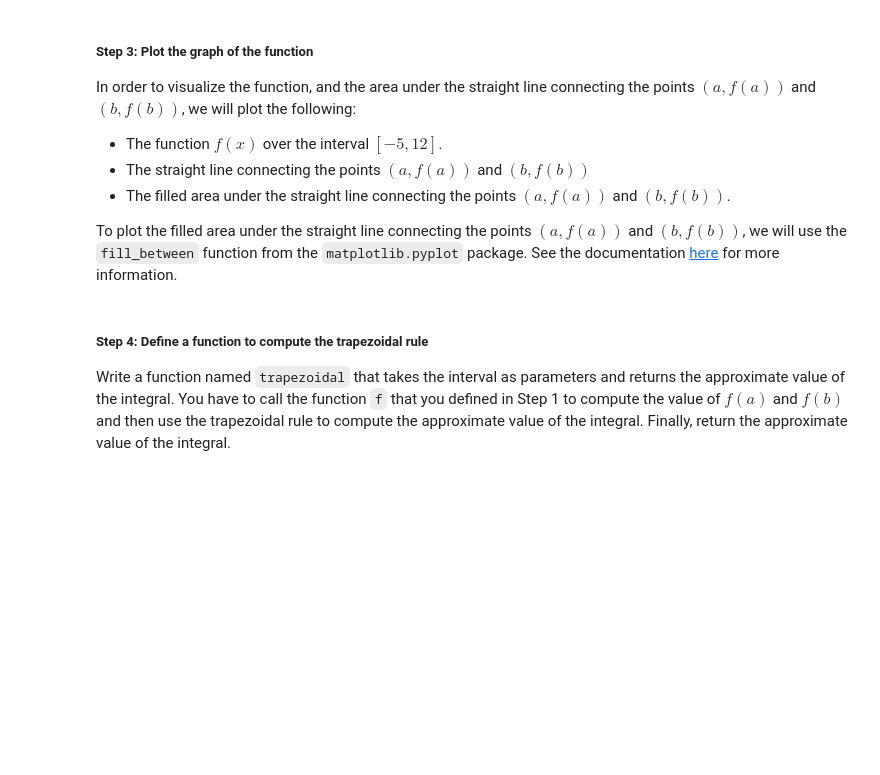
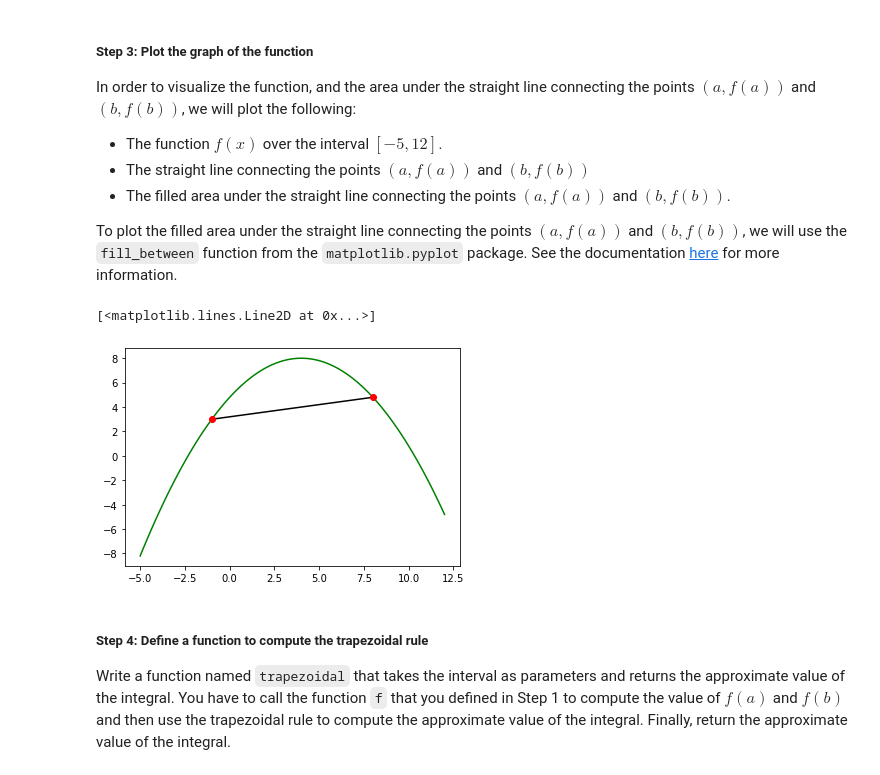
Before and after one commit to ashfaqfardin/Numerical-Method-Assignments, a Jupyter notebook: Lab_4_Numerical_Integration.ipynb, the cells around one changed output. Saved outputs shown, nothing was run; the diff lists cells and outputs as text; code cells hidden in the pictures; blank space fills up the shorter version.

```diff
--- a/Lab_4_Numerical_Integration.ipynb
+++ b/Lab_4_Numerical_Integration.ipynb
@@ -42,8 +42,13 @@ Write a function that takes x as an input and returns the value of $f(x)$. Note
+# %%
+# Write appropriate code
+def f(x):
+  return ((-1/5) * ((x - 4) ** 2) + 8)
 # %% [markdown]
 ##### **Step 2: Define the interval**
 Define the interval as a list of two elements, where the first element is the lower bound and the second element is the upper bound. Name the list `interval`.
 # %%
 # Write appropriate code
+interval = np.array([-1, 8])
 # %% [markdown]
 ##### **Step 3: Plot the graph of the function**
 In order to visualize the function, and the area under the straight line connecting the points $(a,f(a))$ and $(b,f(b))$, we will plot the following:
@@ -58,3 +61,19 @@ To plot the filled area under the straight line connecting the points $(a,f(a))$
+# %%
+# Write appropriate code
+x = np.linspace(-5, 12, 100)
+y = f(x)
+
+plt.plot(x, y, "g")
+
+a = interval[0]
+b = interval[1]
+
+plt.plot(interval, f(interval), "k")
+plt.plot(a, f(a), "ro")
+plt.plot(b, f(b), "ro")
+# %% [output]
+[<matplotlib.lines.Line2D at 0x...>]
+[figure, added]
 # %% [markdown]
 ##### **Step 4: Define a function to compute the trapezoidal rule**
 Write a function named `trapezoidal` that takes the interval as parameters and returns the approximate value of the integral. You have to call the function `f` that you defined in Step 1 to compute the value of $f(a)$ and $f(b)$ and then use the trapezoidal rule to compute the approximate value of the integral. Finally, return the approximate value of the integral.
```
Also changed, not shown: parts of 4 cells of this notebook.
